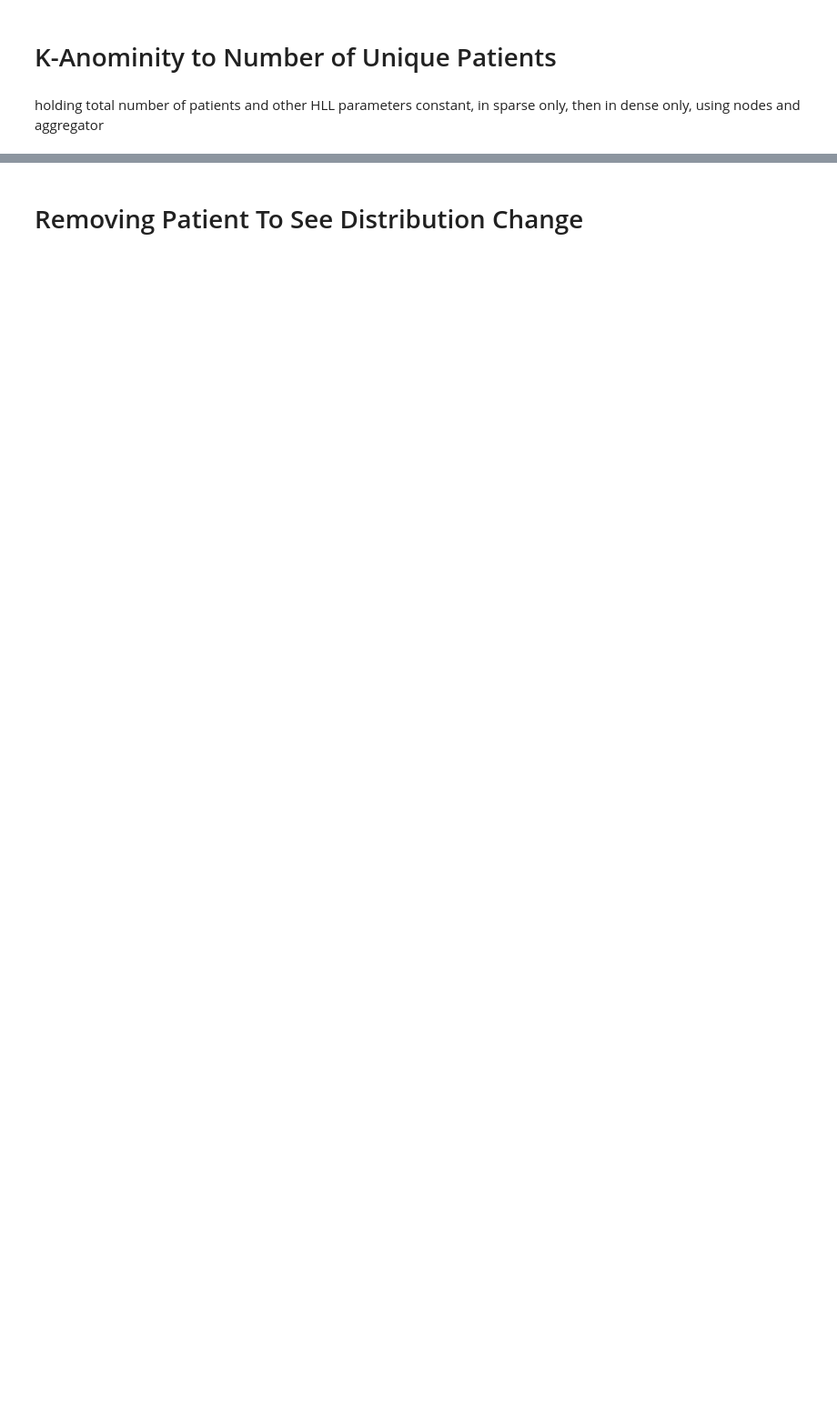
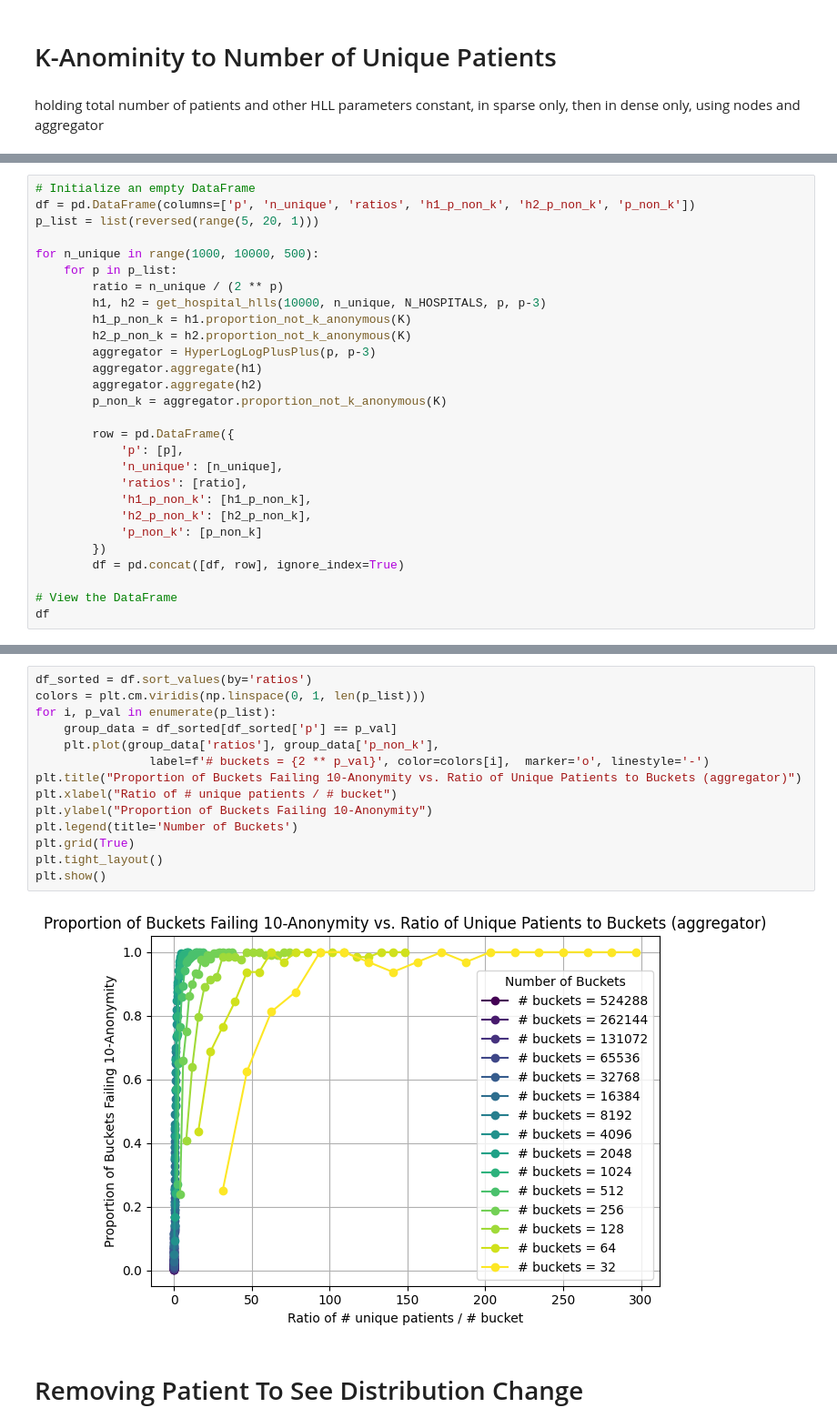
Before and after one commit to bjoggin/hll, a Jupyter notebook: hllpp_experiments.ipynb, the cells around one changed output, grey strips where cells are left out. Shown at 91% size. Cells and saved outputs as stored; diff of their text form; blank space fills up the shorter version.

```diff
--- a/hllpp_experiments.ipynb
+++ b/hllpp_experiments.ipynb
@@ -69,0 +107,28 @@ plt.show()
+# %%
+# Initialize an empty DataFrame
+df = pd.DataFrame(columns=['p', 'n_unique', 'ratios', 'h1_p_non_k', 'h2_p_non_k', 'p_non_k'])
+p_list = list(reversed(range(5, 20, 1)))
+
+for n_unique in range(1000, 10000, 500):
+    for p in p_list:
+        ratio = n_unique / (2 ** p)
+        h1, h2 = get_hospital_hlls(10000, n_unique, N_HOSPITALS, p, p-3)
+        h1_p_non_k = h1.proportion_not_k_anonymous(K)
+        h2_p_non_k = h2.proportion_not_k_anonymous(K)
+        aggregator = HyperLogLogPlusPlus(p, p-3)
+        aggregator.aggregate(h1)
+        aggregator.aggregate(h2)
+        p_non_k = aggregator.proportion_not_k_anonymous(K)
+
+        row = pd.DataFrame({
+            'p': [p],
+            'n_unique': [n_unique],
+            'ratios': [ratio],
+            'h1_p_non_k': [h1_p_non_k],
+            'h2_p_non_k': [h2_p_non_k],
+            'p_non_k': [p_non_k]
+        })
+        df = pd.concat([df, row], ignore_index=True)
+
+# View the DataFrame
+df
@@ -70,3 +176,19 @@ plt.show()
+# %%
+df_sorted = df.sort_values(by='ratios')
+colors = plt.cm.viridis(np.linspace(0, 1, len(p_list)))
+for i, p_val in enumerate(p_list):
+    group_data = df_sorted[df_sorted['p'] == p_val]
+    plt.plot(group_data['ratios'], group_data['p_non_k'],
+                label=f'# buckets = {2 ** p_val}', color=colors[i],  marker='o', linestyle='-')
+plt.title("Proportion of Buckets Failing 10-Anonymity vs. Ratio of Unique Patients to Buckets (aggregator)")
+plt.xlabel("Ratio of # unique patients / # bucket")
+plt.ylabel("Proportion of Buckets Failing 10-Anonymity")
+plt.legend(title='Number of Buckets')
+plt.grid(True)
+plt.tight_layout()
+plt.show()
+# %% [output]
+[figure, added]
 # %% [markdown]
 # Removing Patient To See Distribution Change
 # %%
```
Also changed, not shown: parts of 29 cells of this notebook.
